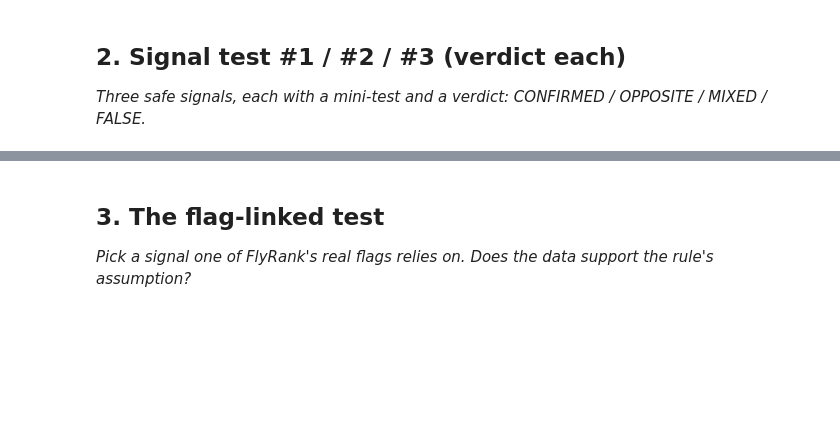
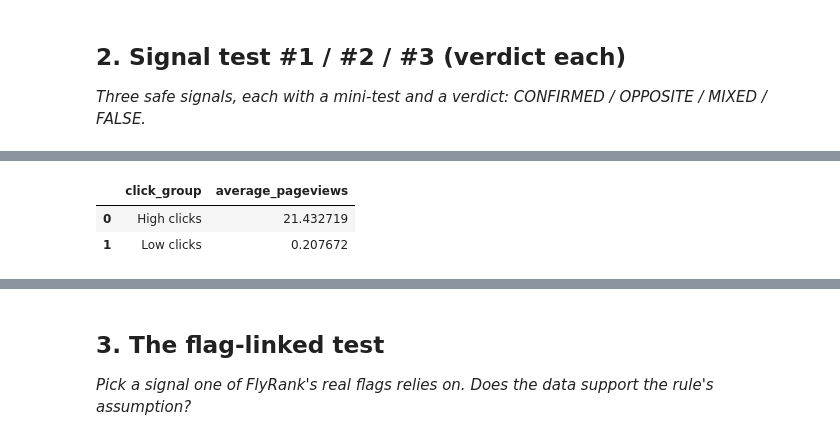
Before and after one commit to MrNICEForBonusWinner/flyrank-ml-internship-starter, a Jupyter notebook: work/notebooks/w04_signal_audit.ipynb, the cells around one changed output, grey strips where cells are left out. Saved outputs shown, nothing was run; the diff lists cells and outputs as text; code cells hidden in the pictures; blank space fills up the shorter version.

```diff
--- a/work/notebooks/w04_signal_audit.ipynb
+++ b/work/notebooks/w04_signal_audit.ipynb
@@ -22,0 +63,18 @@ This skeleton is yours to fill. Work the sections **in order** — each one has
+# %%
+query = """
+SELECT
+    CASE
+        WHEN gsc_clicks > 10 THEN 'High clicks'
+        ELSE 'Low clicks'
+    END AS click_group,
+    AVG(ga4_pageviews) AS average_pageviews
+FROM 'hf://datasets/FlyRank/internship-warehouse/fact_content_daily_performance/month=2026-03/data_0.parquet'
+GROUP BY click_group
+ORDER BY click_group
+"""
+
+display(con.sql(query).df())
+# %% [output]
+|  | click_group | average_pageviews |
+| 0 | High clicks | 21.432719 |
+| 1 | Low clicks | 0.207672 |
```
Also changed, not shown: parts of 13 cells of this notebook.
